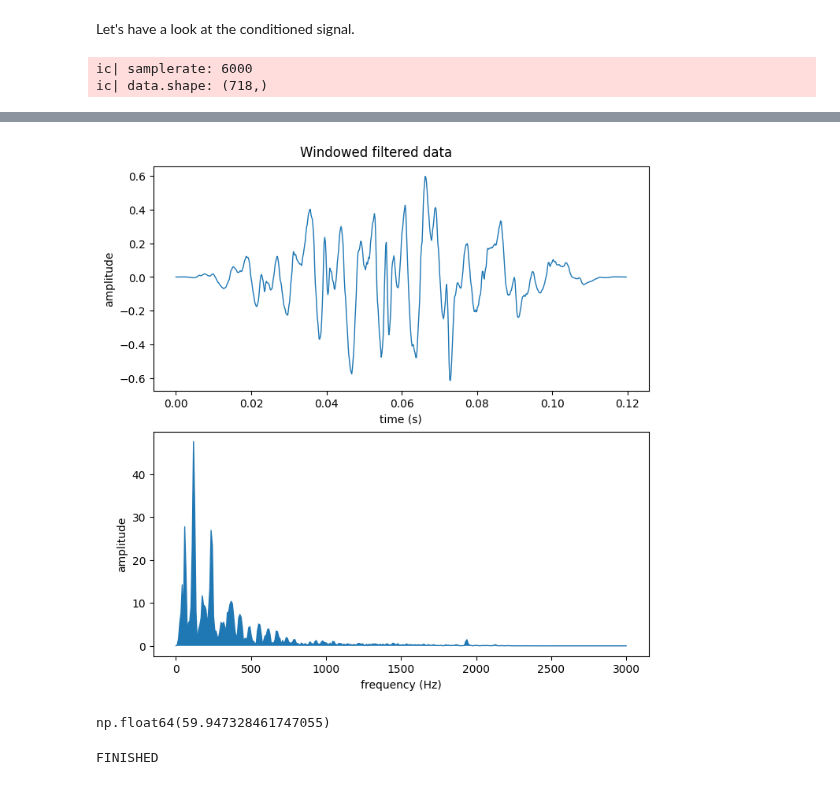
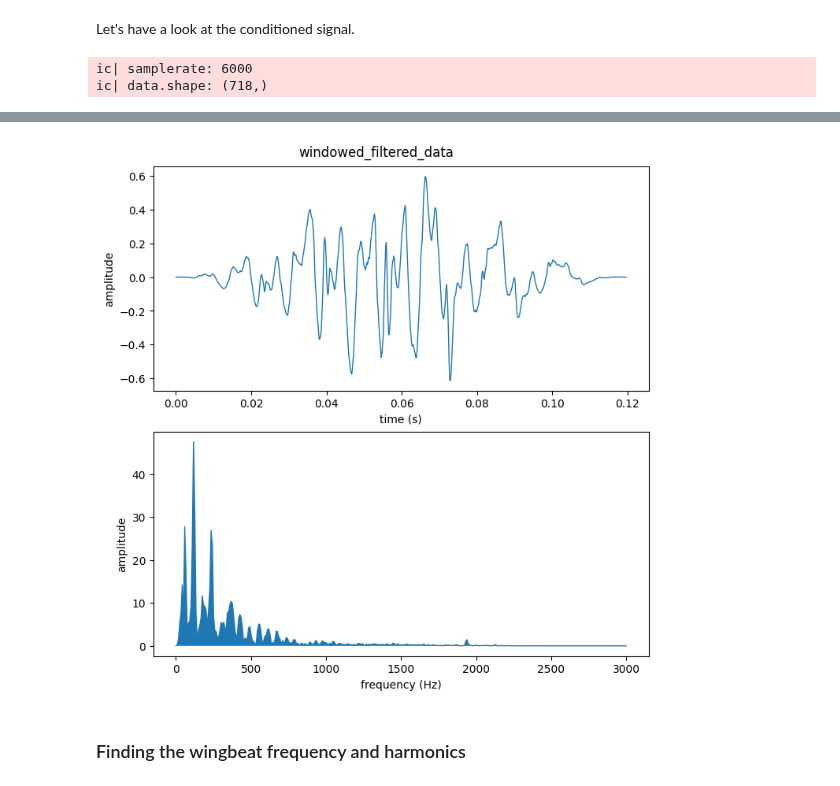
Before and after one commit to aubreymoore/beetles-in-flight, a Jupyter notebook: code/btlflt.ipynb, the cells around one changed output, grey strips where cells are left out. Cells and saved outputs as stored; diff of their text form; code cells hidden in the pictures.

```diff
--- a/code/btlflt.ipynb
+++ b/code/btlflt.ipynb
@@ -399,23 +401,17 @@ Let's have a look at the conditioned signal.
 # %%
 # Plot the conditioned signal
 fig, (axt, axf) = plot_time_frequency(SAMPLE_RATE, windowed_filtered_data)
-fig.suptitle('Windowed filtered data')
-
+# axf.set_xlim(0, 1000)
+# axf.vlines(x=[wbf])
+fig.suptitle('windowed_filtered_data')
 
 # Create WAV file, save it and provide an audio player
 create_wav_file(filename='windowed_filtered_data.wav', data=windowed_filtered_data, framerate=SAMPLE_RATE)
 Audio('windowed_filtered_data.wav')
 # %% [output]
 ic| samplerate: 6000
 ic| data.shape: (718,)
 [interactive output not drawn]
-[figure, old version]
+[figure, new version]
-# %%
-wbf = freq_from_autocorr(windowed_filtered_data, SAMPLE_RATE)
-wbf
-# %% [output]
-np.float64(59.947328461747055)
-# %%
-print('FINISHED')
-# %% [output]
-FINISHED
+# %% [markdown]
+### Finding the wingbeat frequency and harmonics
```
Also changed, not shown: parts of 5 cells of this notebook.
